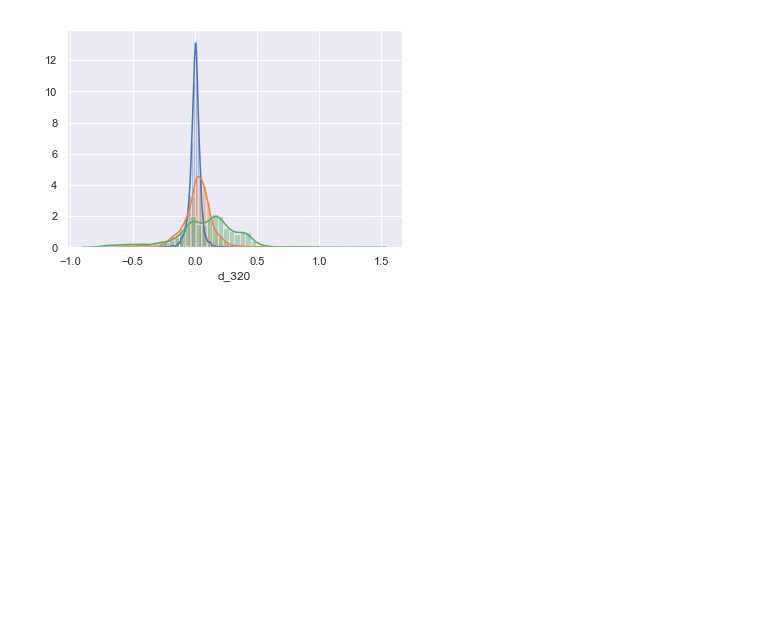
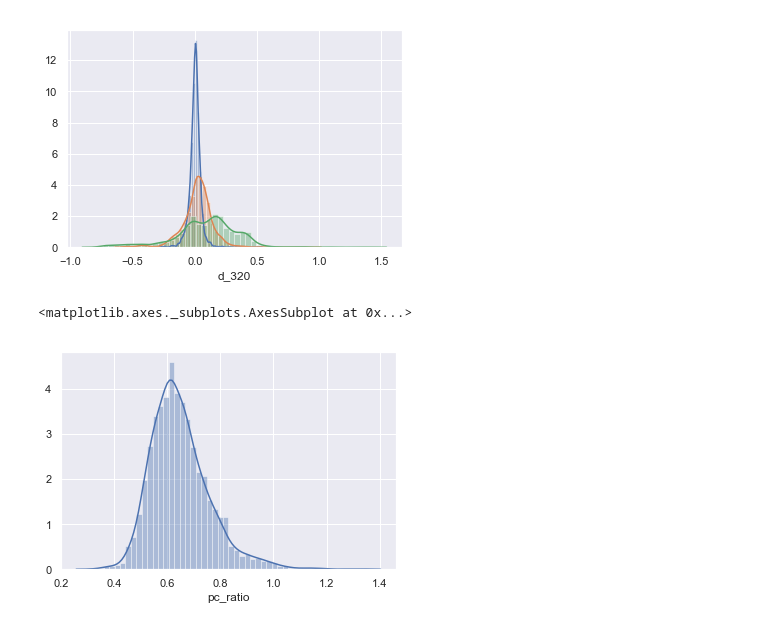
Before and after one commit to looselyconnected/fastai, a Jupyter notebook: stock/eda.ipynb, the cells around one changed output. Cells and saved outputs as stored; diff of their text form; code cells hidden in the pictures; blank space fills up the shorter version.

```diff
--- a/stock/eda.ipynb
+++ b/stock/eda.ipynb
@@ -38,3 +43,11 @@ sns.distplot(df['d_320'])
 # %% [output]
 <matplotlib.axes._subplots.AxesSubplot at 0x...>
 [figure]
+# %%
+pc_df = pd.read_csv('data/equitypc.csv')
+pc_df.timestamp = pd.to_datetime(pc_df.timestamp)
+# %%
+sns.distplot(pc_df.pc_ratio)
+# %% [output]
+<matplotlib.axes._subplots.AxesSubplot at 0x...>
+[figure, added]
```
Also changed, not shown: parts of 11 cells of this notebook, 1 other file.
